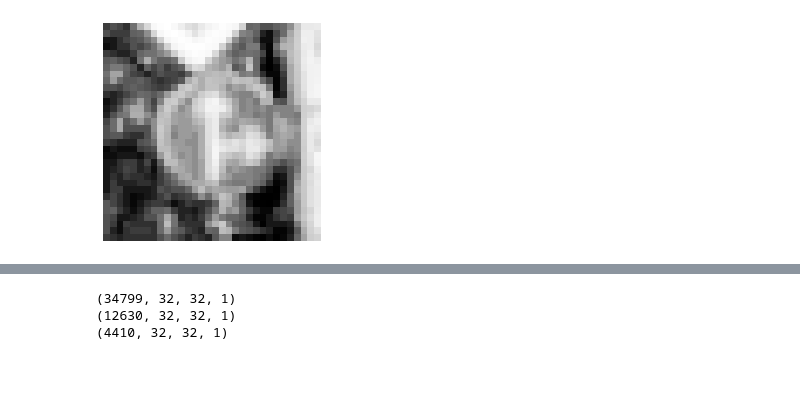
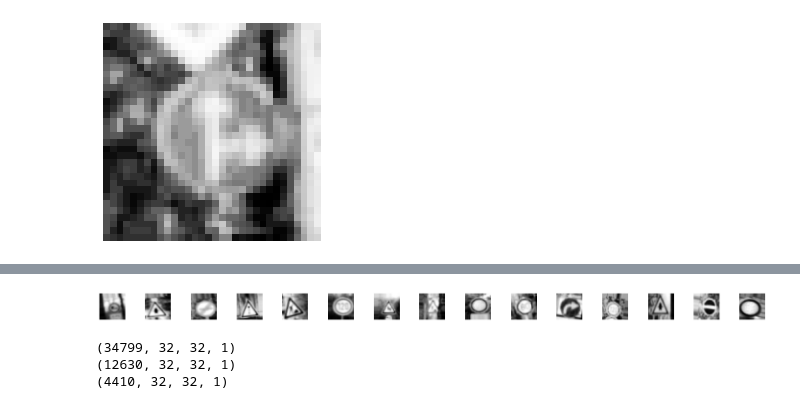
Before and after one commit to anand289/self_driving, a Jupyter notebook: 7_Classifying_Traffic_Signs/Traffic Signs.ipynb, the cells around one changed output, grey strips where cells are left out. Cells and saved outputs as stored; diff of their text form; code cells hidden in the pictures; blank space fills up the shorter version.

```diff
--- a/7_Classifying_Traffic_Signs/Traffic Signs.ipynb
+++ b/7_Classifying_Traffic_Signs/Traffic Signs.ipynb
@@ -163,6 +163,33 @@ print(X_train.shape)
 X_train = X_train.reshape(34799, 32, 32, 1)
 X_test = X_test.reshape(12630, 32, 32, 1)
 X_val = X_val.reshape(4410, 32, 32, 1)
+# %%
+# data augumentation step --> using transformations on the existing images to increase size of data
+# thsi adds variety to data
+
+from keras.preprocessing.image import ImageDataGenerator
+
+datagen = ImageDataGenerator(width_shift_range = 0.1,
+                   height_shift_range = 0.1,
+                   zoom_range = 0.2 ,
+                   shear_range = 0.1,
+                   rotation_range = 10.)
+
+datagen.fit(X_train)
+
+# calling datagen to create to images.
+
+batches = datagen.flow(X_train, y_train, batch_size =100)
+X_batch, y_batch = next(batches)
+
+fig, axs = plt.subplots(1,15, figsize = (20,5))
+fig.tight_layout()
+
+for i in range(15):
+  axs[i].imshow(X_batch[i].reshape(32, 32), cmap = plt.get_cmap('gray'))
+  axs[i].axis('off')
+# %% [output]
+[figure, added]
 # %%
 print(X_train.shape)
 print(X_test.shape)
```
Also changed, not shown: parts of 10 cells of this notebook.
